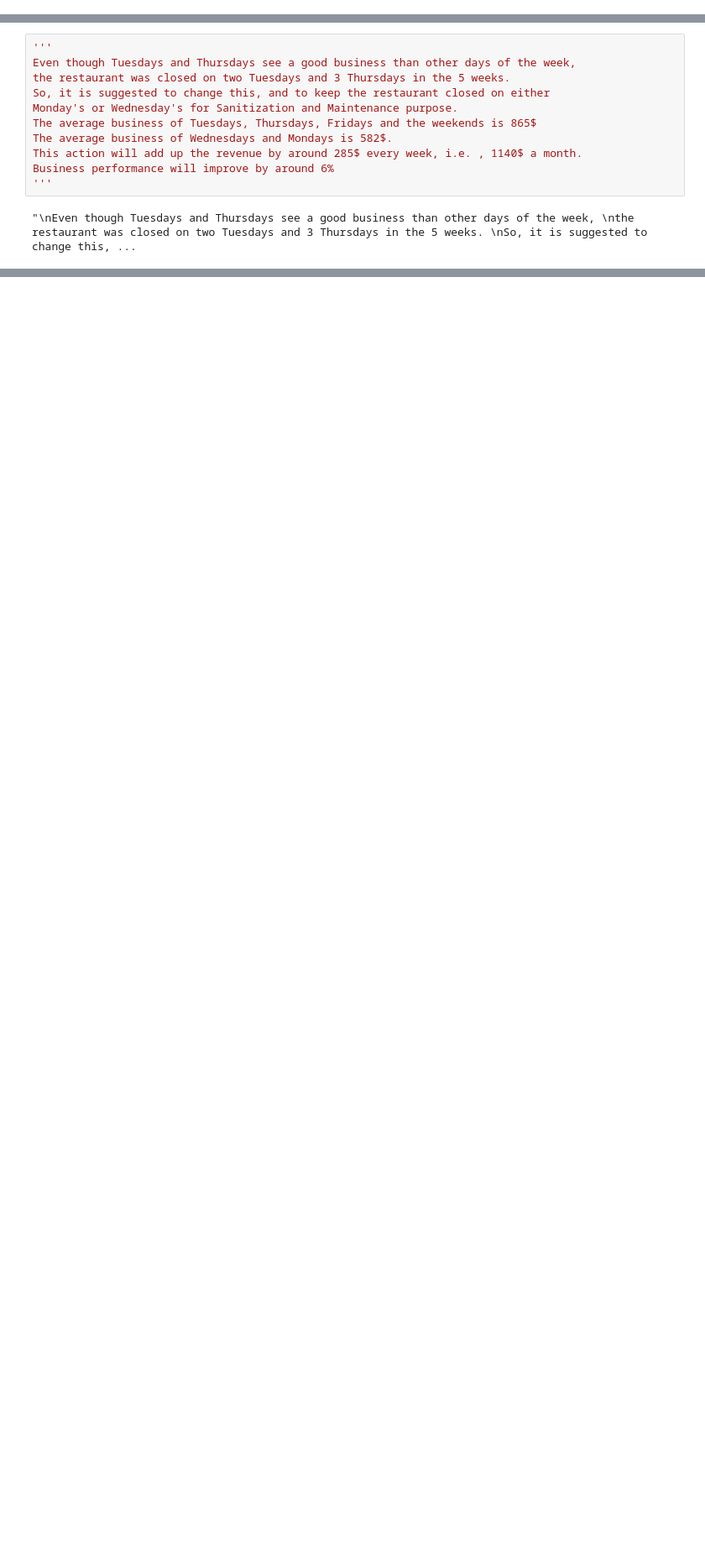
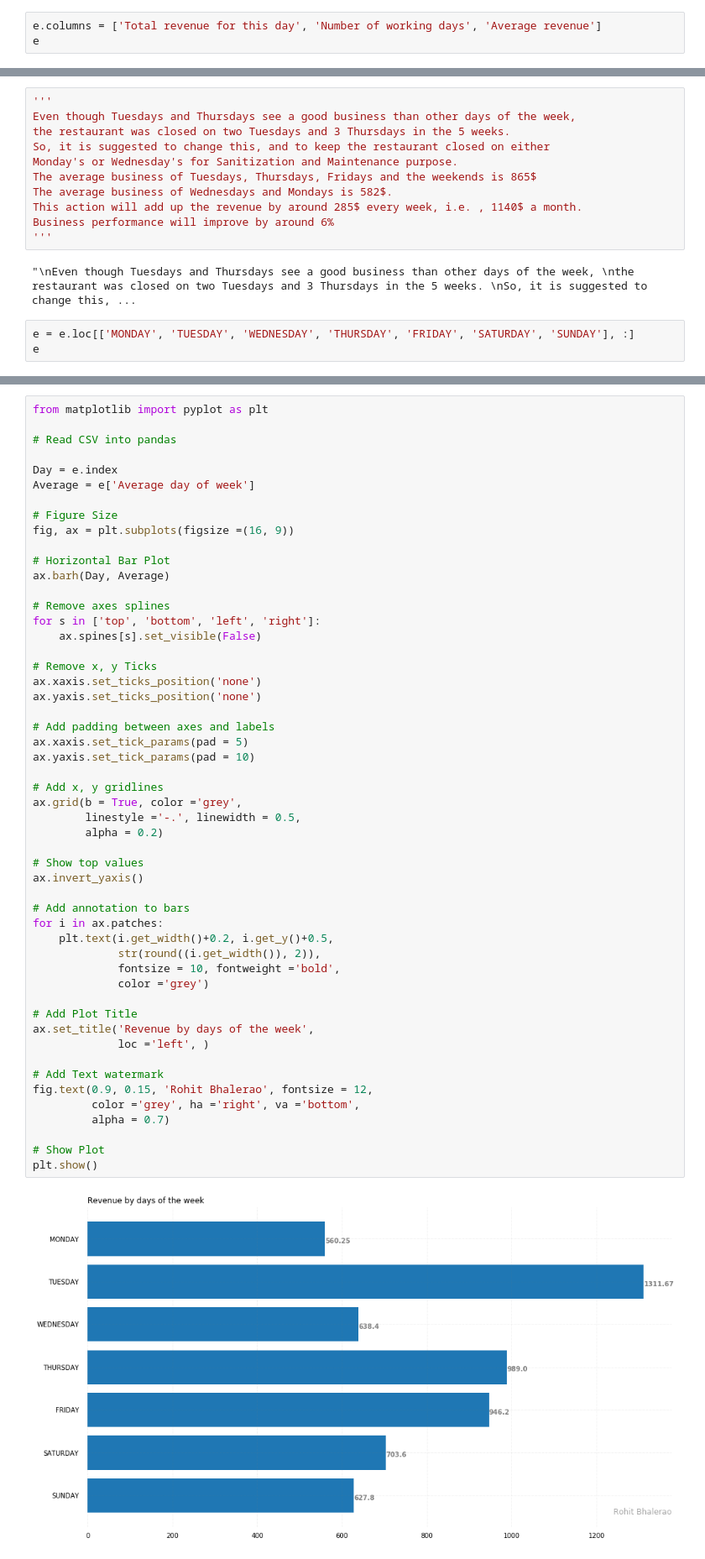
Before and after one commit to RohitBhalerao/Collaboration-Project, a Jupyter notebook: Rohit - Best days for maintenance and sanitization.ipynb, the cells around one changed output, grey strips where cells are left out. Shown: that part at 84% size. Saved outputs shown, nothing was run; the diff lists cells and outputs as text; blank space fills up the shorter version.

```diff
--- a/Rohit - Best days for maintenance and sanitization.ipynb
+++ b/Rohit - Best days for maintenance and sanitization.ipynb
@@ -98,0 +111,3 @@ e
+# %%
+e.columns = ['Total revenue for this day', 'Number of working days', 'Average revenue']
+e
@@ -109,3 +138,6 @@ Business performance will improve by around 6%
 '''
 # %% [output]
 "\nEven though Tuesdays and Thursdays see a good business than other days of the week, \nthe restaurant was closed on two Tuesdays and 3 Thursdays in the 5 weeks. \nSo, it is suggested to change this, ...
+# %%
+e = e.loc[['MONDAY', 'TUESDAY', 'WEDNESDAY', 'THURSDAY', 'FRIDAY', 'SATURDAY', 'SUNDAY'], :]
+e
@@ -111,0 +154,54 @@ Business performance will improve by around 6%
+# %%
+from matplotlib import pyplot as plt
+
+# Read CSV into pandas
+
+Day = e.index
+Average = e['Average day of week']
+
+# Figure Size
+fig, ax = plt.subplots(figsize =(16, 9))
+
+# Horizontal Bar Plot
+ax.barh(Day, Average)
+
+# Remove axes splines
+for s in ['top', 'bottom', 'left', 'right']:
+    ax.spines[s].set_visible(False)
+
+# Remove x, y Ticks
+ax.xaxis.set_ticks_position('none')
+ax.yaxis.set_ticks_position('none')
+
+# Add padding between axes and labels
+ax.xaxis.set_tick_params(pad = 5)
+ax.yaxis.set_tick_params(pad = 10)
+
+# Add x, y gridlines
+ax.grid(b = True, color ='grey',
+        linestyle ='-.', linewidth = 0.5,
+        alpha = 0.2)
+
+# Show top values
+ax.invert_yaxis()
+
+# Add annotation to bars
+for i in ax.patches:
+    plt.text(i.get_width()+0.2, i.get_y()+0.5,
+             str(round((i.get_width()), 2)),
+             fontsize = 10, fontweight ='bold',
+             color ='grey')
+
+# Add Plot Title
+ax.set_title('Revenue by days of the week',
+             loc ='left', )
+
+# Add Text watermark
+fig.text(0.9, 0.15, 'Rohit Bhalerao', fontsize = 12,
+         color ='grey', ha ='right', va ='bottom',
+         alpha = 0.7)
+
+# Show Plot
+plt.show()
+# %% [output]
+[figure, added]
```
Also changed, not shown: parts of 27 cells of this notebook.
